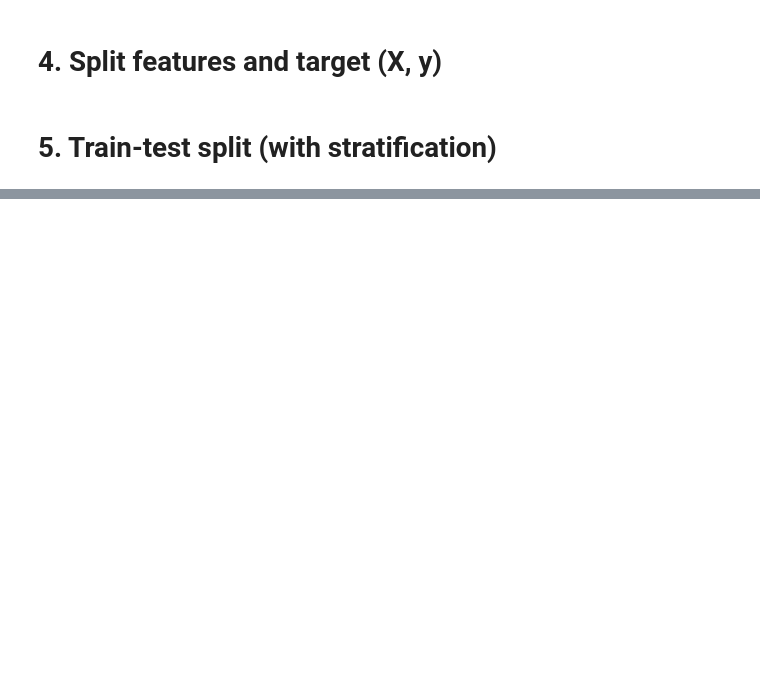
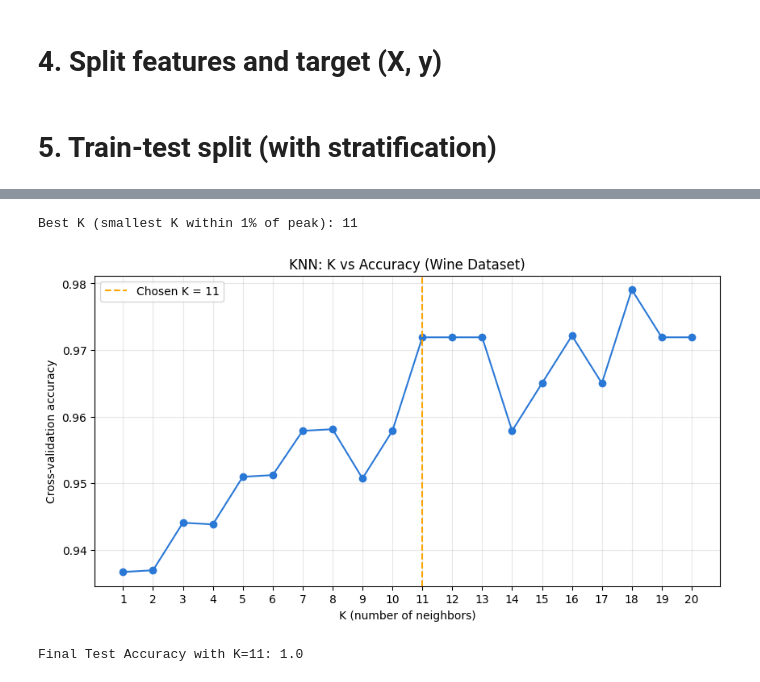
Before and after one commit to VishRoy/kaggle-notebook, a Jupyter notebook: wine-classification-using-knn-begineer.ipynb, the cells around one changed output, grey strips where cells are left out. Cells and saved outputs as stored; diff of their text form; code cells hidden in the pictures; blank space fills up the shorter version.

```diff
--- a/wine-classification-using-knn-begineer.ipynb
+++ b/wine-classification-using-knn-begineer.ipynb
@@ -149,0 +268,11 @@ df.groupby('class').mean()
+# %%
+from sklearn.model_selection import cross_val_score
+
+k_values = range(1, 21)
+cv_scores = []
+
+for k in k_values:
+    knn = KNeighborsClassifier(n_neighbors=k)
+    scores = cross_val_score(knn, X_train_scaled, y_train, cv=5)
+    cv_scores.append(scores.mean())
+    print(k , scores.mean())
@@ -149,0 +300,36 @@ df.groupby('class').mean()
+# %%
+import numpy as np
+
+best_score = max(cv_scores)
+threshold = best_score - 0.01  # 1% tolerance
+
+for k, score in zip(k_values, cv_scores):
+    if score >= threshold:
+        best_k = k
+        break
+
+print(f"Best K (smallest K within 1% of peak): {best_k}")
+# %% [output]
+Best K (smallest K within 1% of peak): 11
+# %%
+import matplotlib.pyplot as plt
+
+plt.figure(figsize=(10, 5))
+plt.plot(list(k_values), cv_scores, marker='o', color='#2a78d6')
+plt.axvline(x=best_k, color='orange', linestyle='--', label='Chosen K = 11')
+plt.xlabel('K (number of neighbors)')
+plt.ylabel('Cross-validation accuracy')
+plt.title('KNN: K vs Accuracy (Wine Dataset)')
+plt.xticks(list(k_values))
+plt.legend()
+plt.grid(alpha=0.3)
+plt.show()
+# %% [output]
+[figure, added]
+# %%
+final_knn = KNeighborsClassifier(n_neighbors=best_k)
+final_knn.fit(X_train_scaled, y_train)
+final_accuracy = final_knn.score(X_test_scaled, y_test)
+print(f"Final Test Accuracy with K={best_k}: {final_accuracy}")
+# %% [output]
+Final Test Accuracy with K=11: 1.0
```
Also changed, not shown: parts of 20 cells of this notebook.
